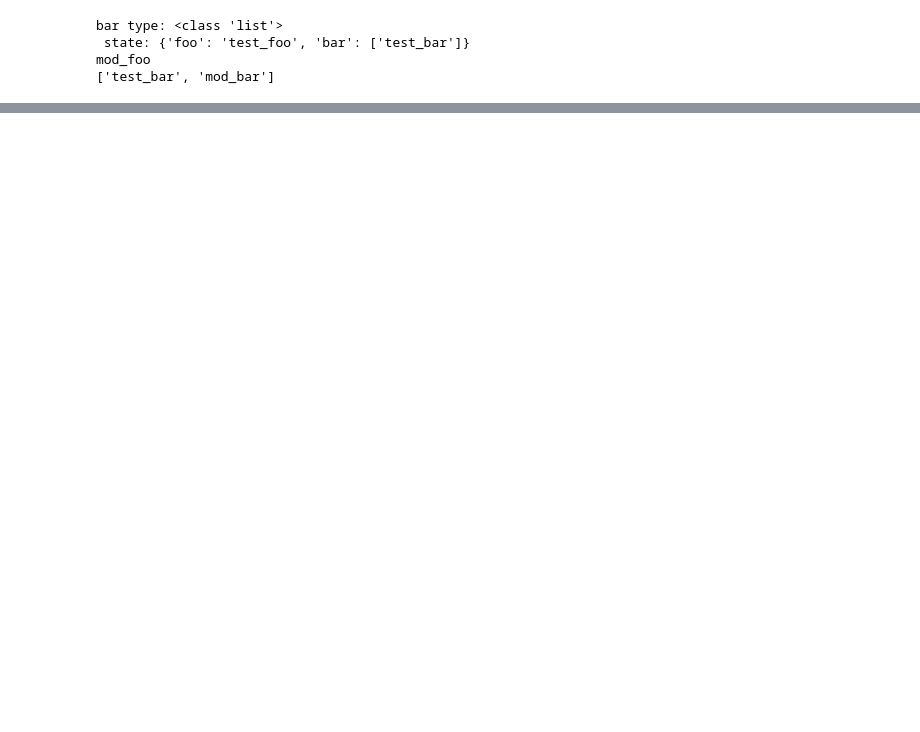
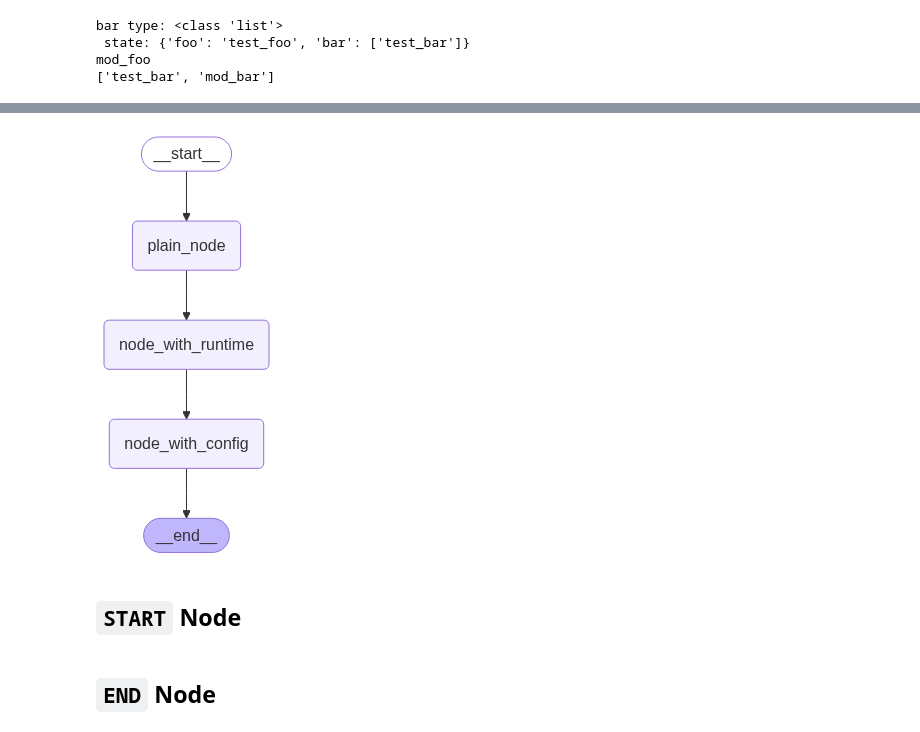
Before and after one commit to amlei/agent-study, a Jupyter notebook: langgraph_study/1.graph.ipynb, the cells around one changed output, grey strips where cells are left out. Cells and saved outputs as stored; diff of their text form; code cells hidden in the pictures; blank space fills up the shorter version.

```diff
--- a/langgraph_study/1.graph.ipynb
+++ b/langgraph_study/1.graph.ipynb
@@ -94,5 +96,6 @@ bar type: <class 'list'>
 # 更改数据
 state["foo"] = "mod_foo"
 state["bar"] = ["mod_bar"]
+state["bar"].append("add_bar")
 print(state)
 # %% [output]
@@ -122,0 +161,7 @@ mod_foo
+# %%
+from langgraph.graph import MessagesState
+# from operator import add
+
+class State(MessagesState):
+    documents: list[str]
+    # documents: Annotated[list[str], add]
@@ -122,0 +174,38 @@ mod_foo
+# %%
+from dataclasses import dataclass
+from typing_extensions import TypedDict
+
+from langchain_core.runnables import RunnableConfig
+from langgraph.graph import StateGraph
+from langgraph.runtime import Runtime
+
+class State(TypedDict):
+    input: str
+    results: str
+
+@dataclass
+class Context:
+    user_id: str
+
+def plain_node(state: State) -> State:
+    return state
+
+def node_with_runtime(state: State, runtime: Runtime) -> dict[State, Runtime]:
+    print(f"In node: {runtime.context.user_id}")
+    return {"state": state, "user_id": runtime.context.user_id}
+
+def node_with_config(state: State, config: RunnableConfig) -> dict[str]:
+    print(f"In node with thread_id: {config["configurable"]["thread_id"]}")
+    return {"results": f"Hello, {state['input']}"}
+# %%
+builder: StateGraph = StateGraph(State)
+builder.add_node("plain_node", plain_node)
+builder.add_node("node_with_runtime", node_with_runtime)
+builder.add_node("node_with_config", node_with_config)
+
+# 知道创建一个完整的Agent Graph还需要添加什么吗？
+"""
+在下方写出你的 Code
+"""
+# %% [output]
+[figure, added]
@@ -122,0 +225,2 @@ mod_foo
+# %% [markdown]
+## `START` Node
@@ -122,0 +231,2 @@ mod_foo
+# %% [markdown]
+## `END` Node
```
Also changed, not shown: parts of 15 cells of this notebook, 3 other files.
